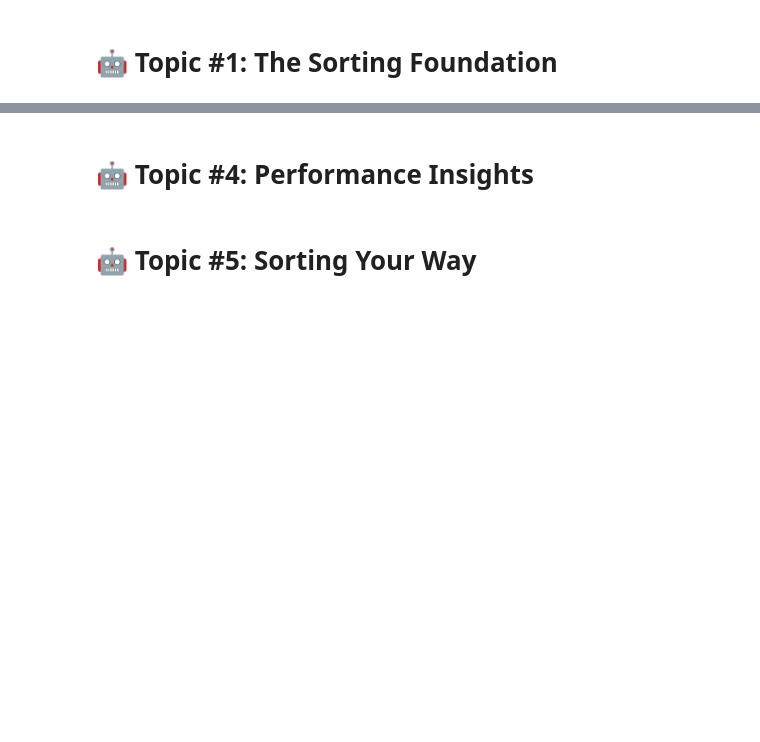
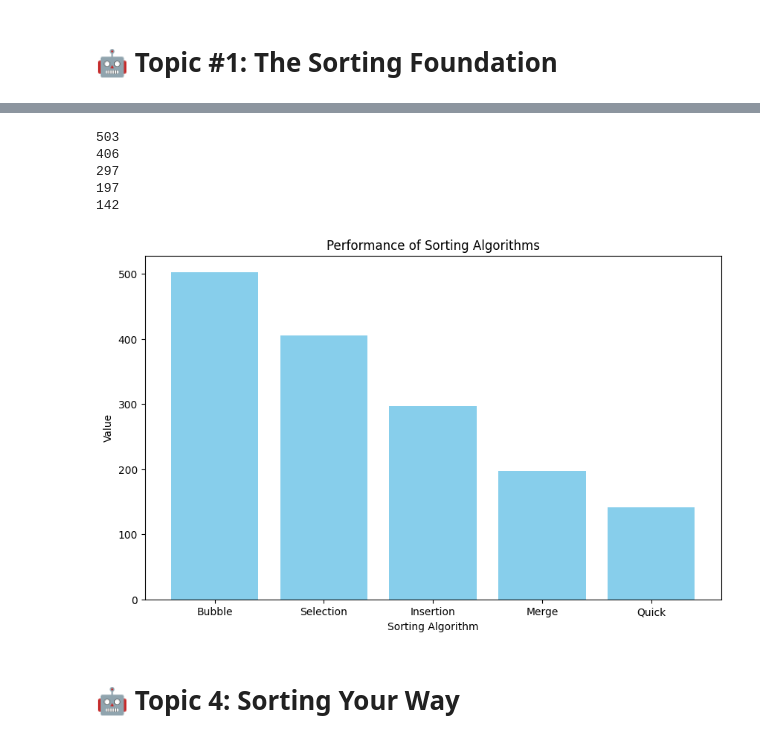
Before and after one commit to duchaba/book_python_genAI_genZ, a Jupyter notebook: Chapter_4_Evan_Python_GenAI_GenZ.ipynb, the cells around one changed output, grey strips where cells are left out. Saved outputs shown, nothing was run; the diff lists cells and outputs as text; code cells hidden in the pictures; blank space fills up the shorter version.

```diff
--- a/Chapter_4_Evan_Python_GenAI_GenZ.ipynb
+++ b/Chapter_4_Evan_Python_GenAI_GenZ.ipynb
@@ -62,4 +396,63 @@ Topics:
+# %%
+# store the time
+bubble_time = (8*60) + 23
+selection_time = (6*60) + 46
+# Do it for other time
+insertion_time = (4*60) + 57 # THIS IS A FAKE TIME, USE REAL TIME
+merge_time = (3*60) + 17 # THIS IS A FAKE TIME, USE REAL TIME
+quick_time = (2*60) + 22 # THIS IS A FAKE TIME, USE REAL TIME
+#
+print(bubble_time)
+print(selection_time)
+print(insertion_time)
+print(merge_time)
+print(quick_time)
+# %% [output]
+503
+406
+297
+197
+142
+# %%
+# prompt: Write a function with documentation to import the following numbers
+# into Pandas' data frame and plot a bar chart:
+# Bubble: 503, Selection: 406, Insertion: 297, Merge: 197, and Quick: 142.
+
+import pandas as pd
+import matplotlib.pyplot as plt
+
+def plot_sorting_algorithms():
+    """
+    Creates a DataFrame with sorting algorithm names and their respective values,
+    then plots a bar chart to visualize the data.
+
+    The data includes:
+    - Bubble Sort: 503
+    - Selection Sort: 406
+    - Insertion Sort: 297
+    - Merge Sort: 197
+    - Quick Sort: 142
+    """
+    # Data for the sorting algorithms
+    data = {
+        'Algorithm': ['Bubble', 'Selection', 'Insertion', 'Merge', 'Quick'],
+        'Value': [503, 406, 297, 197, 142]
+    }
+
+    # Create DataFrame
+    df = pd.DataFrame(data)
+
+    # Plot bar chart
+    plt.figure(figsize=(10, 6))
+    plt.bar(df['Algorithm'], df['Value'], color='skyblue')
+    plt.xlabel('Sorting Algorithm')
+    plt.ylabel('Value')
+    plt.title('Performance of Sorting Algorithms')
+    plt.show()
+
+# Call the function to plot the bar chart
+plot_sorting_algorithms()
+# %% [output]
+[figure, added]
 # %% [markdown]
-# 🤖 Topic #4: Performance Insights
+# 🤖 Topic 4: Sorting Your Way
-# %% [markdown]
-# 🤖 Topic #5: Sorting Your Way
```
Also changed, not shown: parts of 20 cells of this notebook.
